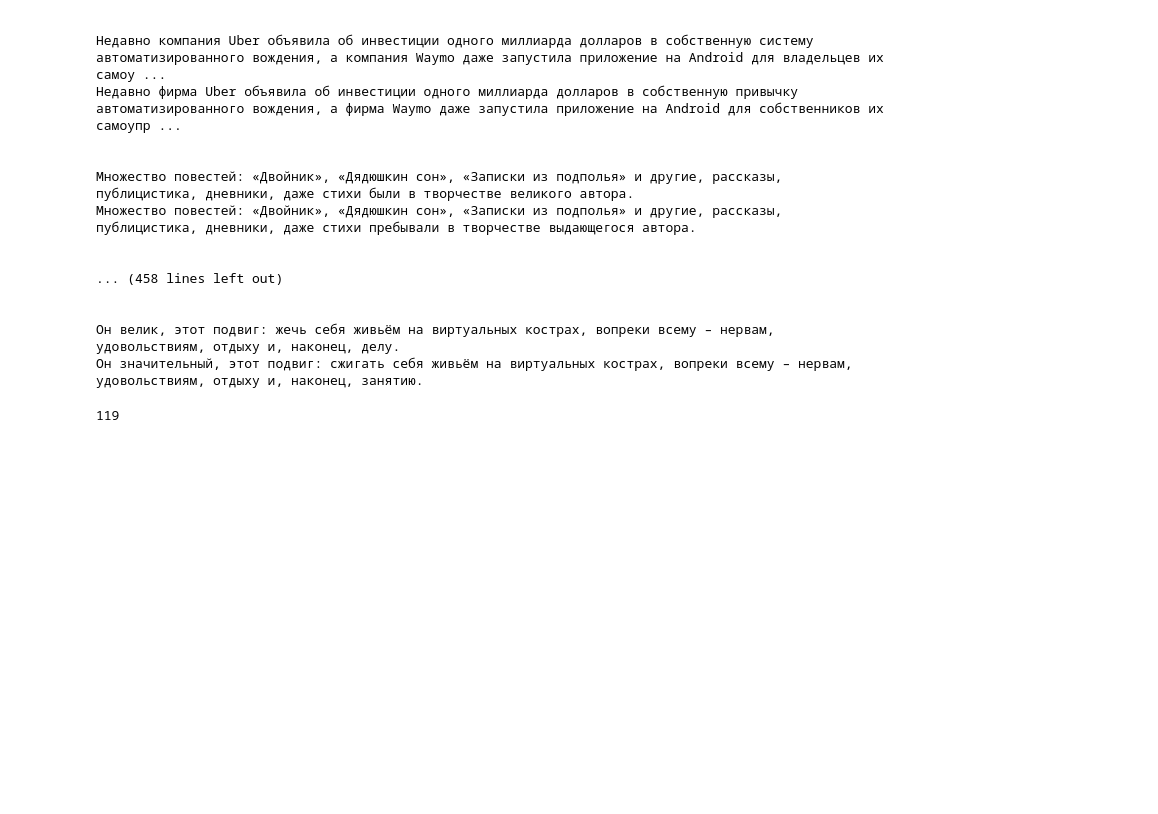
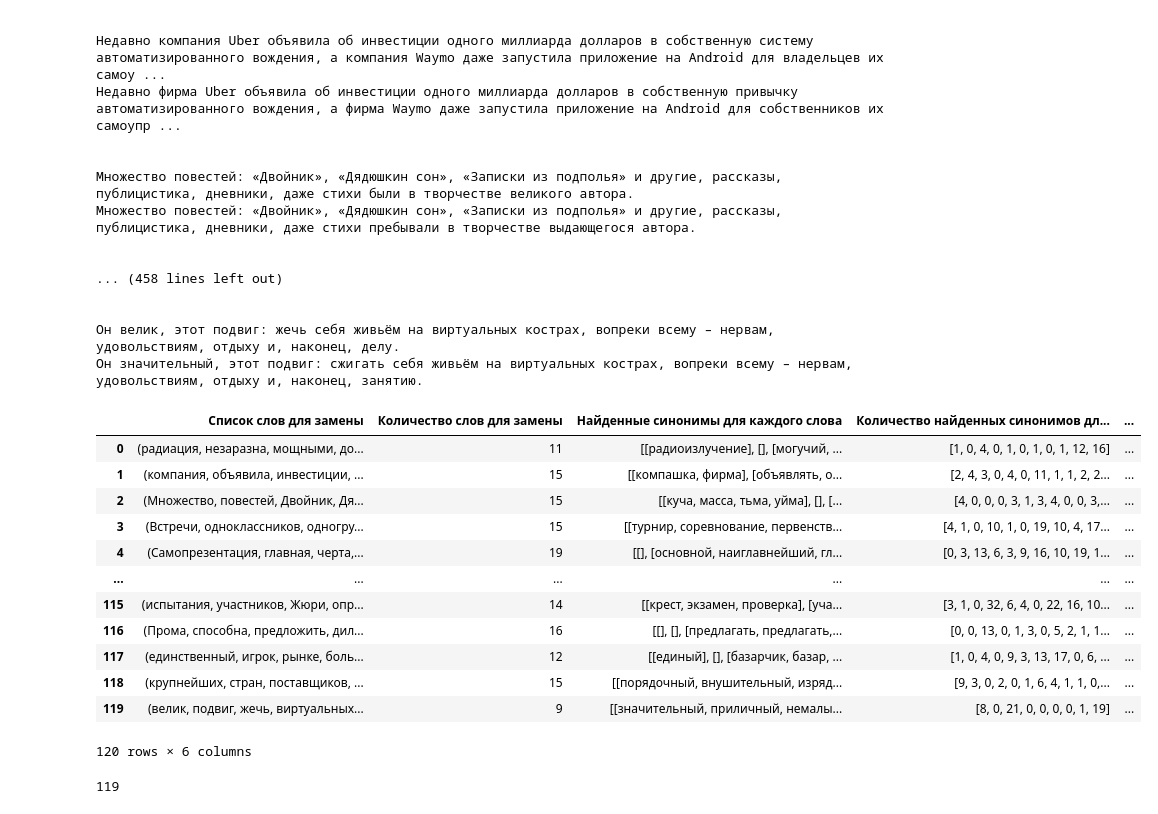
Before and after one commit to zvrva/CEFR-ANALYZER-RESEARCH-NOTEBOOKS, a Jupyter notebook: augmentation/synonyms-and-antonyms/augment-with-ruwordnet-synonyms.ipynb, the cells around one changed output. Cells and saved outputs as stored; diff of their text form; code cells hidden in the pictures; blank space fills up the shorter version.

```diff
--- a/augmentation/synonyms-and-antonyms/augment-with-ruwordnet-synonyms.ipynb
+++ b/augmentation/synonyms-and-antonyms/augment-with-ruwordnet-synonyms.ipynb
@@ -258,6 +258,13 @@ def inflect_synonym_like(source_word, ranked_synonyms):
 # %%
 augmented_texts = []
 texts = []
+
+LIST_WORDS_TO_REPLACE = []
+LEN_WORDS_TO_REPLACE = []
+SYNONYMS_COUNT = []
+FOUNDED_SYNONYMS = []
+RANKED_SYNONYMS = []
+CHANGED_SYNONYM = []
 
 for text in texts_to_augment:
     tokens = tokenize(text)
@@ -267,18 +274,38 @@ for text in texts_to_augment:
         if is_replaceable_word(tokens[idx]):
             words_to_replace[idx] = word
 
+    LEN_WORDS_TO_REPLACE.append(len(words_to_replace))
+    LIST_WORDS_TO_REPLACE.append(words_to_replace.values())
+
     words_to_synonyms = {}
 
     to_print = {}
+
+    syn_count =  []
+    founded_syn = []
+    ranked_syn = []
+    changed_syn = []
 
     for key in words_to_replace.keys():
         synonyms = get_synonyms(tokens[key])
         ranked_synonyms = rank_synonyms(synonyms)
 
+        syn_count.append(len(synonyms))
+        founded_syn.append(synonyms)
+        ranked_syn.append(ranked_synonyms)
+
         if len(ranked_synonyms) > 0:
             new_form = inflect_synonym_like(words_to_replace[key], ranked_synonyms)
             if new_form:
                 words_to_synonyms[key] = new_form
+                changed_syn.append(new_form)
+            else:
+                changed_syn.append('')
+
+    SYNONYMS_COUNT.append(syn_count)
+    FOUNDED_SYNONYMS.append(founded_syn)
+    RANKED_SYNONYMS.append(ranked_syn)
+    CHANGED_SYNONYM.append(changed_syn)
 
     new_text = []
 
@@ -315,3 +342,28 @@ for text in texts_to_augment:
 
 Он велик, этот подвиг: жечь себя живьём на виртуальных кострах, вопреки всему – нервам, удовольствиям, отдыху и, наконец, делу.
 Он значительный, этот подвиг: сжигать себя живьём на виртуальных кострах, вопреки всему – нервам, удовольствиям, отдыху и, наконец, занятию.
+# %%
+stats_df = pd.DataFrame()
+
+stats_df['Список слов для замены'] = LIST_WORDS_TO_REPLACE
+stats_df['Количество слов для замены'] = LEN_WORDS_TO_REPLACE
+stats_df['Найденные синонимы для каждого слова'] = FOUNDED_SYNONYMS
+stats_df['Количество найденных синонимов для каждого слова'] = SYNONYMS_COUNT
+stats_df['Отсортированные по уменьшению уровня сложности синонимы для каждого слова'] = RANKED_SYNONYMS
+stats_df['Выбранный синоним для каждого слова'] = CHANGED_SYNONYM
+
+stats_df
+# %% [output]
+|  | Список слов для замены | Количество слов для замены | Найденные синонимы для каждого слова | Количество найденных синонимов дл... | ... |
+| 0 | (радиация, незаразна, мощными, до... | 11 | [[радиоизлучение], [], [могучий, ... | [1, 0, 4, 0, 1, 0, 1, 0, 1, 12, 16] | ... |
+| 1 | (компания, объявила, инвестиции, ... | 15 | [[компашка, фирма], [объявлять, о... | [2, 4, 3, 0, 4, 0, 11, 1, 1, 2, 2... | ... |
+| 2 | (Множество, повестей, Двойник, Дя... | 15 | [[куча, масса, тьма, уйма], [], [... | [4, 0, 0, 0, 3, 1, 3, 4, 0, 0, 3,... | ... |
+| 3 | (Встречи, одноклассников, одногру... | 15 | [[турнир, соревнование, первенств... | [4, 1, 0, 10, 1, 0, 19, 10, 4, 17... | ... |
+| 4 | (Самопрезентация, главная, черта,... | 19 | [[], [основной, наиглавнейший, гл... | [0, 3, 13, 6, 3, 9, 16, 10, 19, 1... | ... |
+| ... | ... | ... | ... | ... | ... |
+| 115 | (испытания, участников, Жюри, опр... | 14 | [[крест, экзамен, проверка], [уча... | [3, 1, 0, 32, 6, 4, 0, 22, 16, 10... | ... |
+| 116 | (Прома, способна, предложить, дил... | 16 | [[], [], [предлагать, предлагать,... | [0, 0, 13, 0, 1, 3, 0, 5, 2, 1, 1... | ... |
+| 117 | (единственный, игрок, рынке, боль... | 12 | [[единый], [], [базарчик, базар, ... | [1, 0, 4, 0, 9, 3, 13, 17, 0, 6, ... | ... |
+| 118 | (крупнейших, стран, поставщиков, ... | 15 | [[порядочный, внушительный, изряд... | [9, 3, 0, 2, 0, 1, 6, 4, 1, 1, 0,... | ... |
+| 119 | (велик, подвиг, жечь, виртуальных... | 9 | [[значительный, приличный, немалы... | [8, 0, 21, 0, 0, 0, 0, 1, 19] | ... |
+120 rows × 6 columns
```
Also changed, not shown: parts of 1 cell of this notebook, 26 other files.
